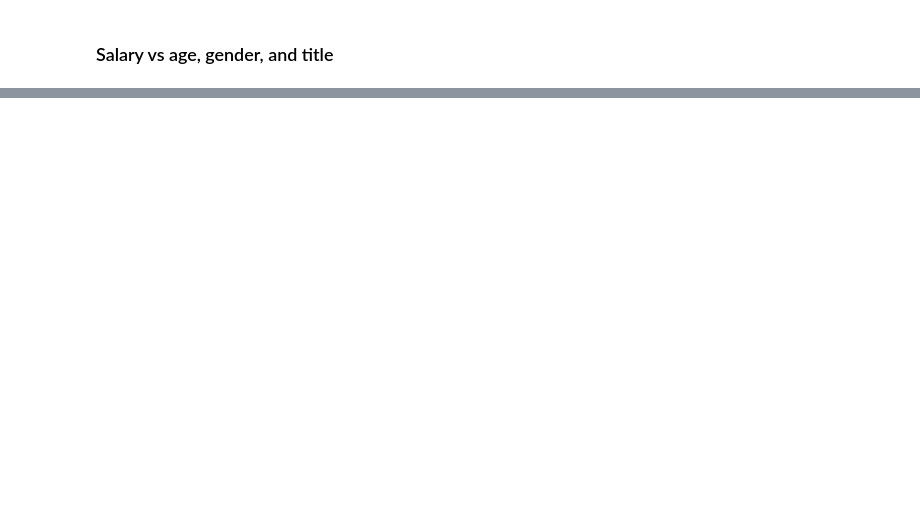
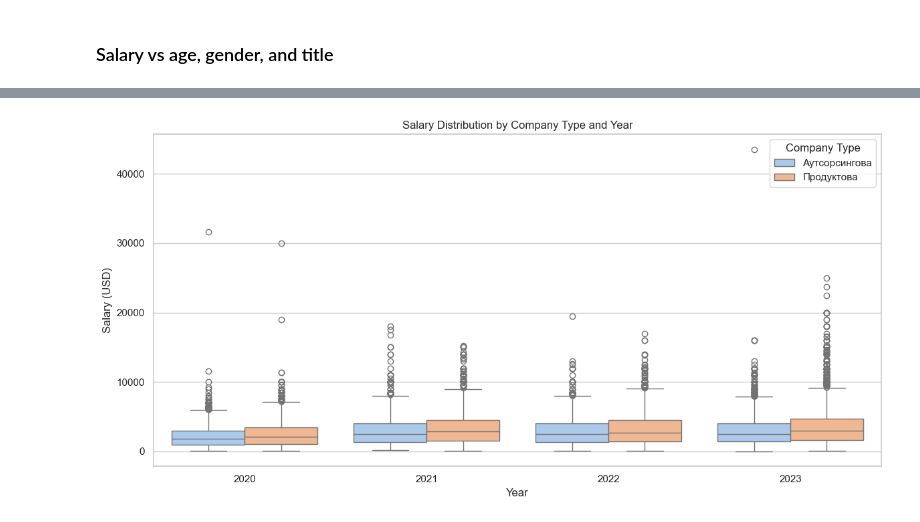
Before and after one commit to Danylo-Ik/Econometrics-Project-IT, a Jupyter notebook: it_salaries.ipynb, the cells around one changed output, grey strips where cells are left out. Cells and saved outputs as stored; diff of their text form; code cells hidden in the pictures; blank space fills up the shorter version.

```diff
--- a/it_salaries.ipynb
+++ b/it_salaries.ipynb
@@ -213,0 +341,11 @@ Passing `palette` without assigning `hue` is deprecated and will be removed in v
+# %%
+plt.figure(figsize=(12, 6))
+sns.boxplot(data=filtered_df, x='year', y='salary', hue='company_type', palette='pastel')
+plt.title("Salary Distribution by Company Type and Year")
+plt.xlabel("Year")
+plt.ylabel("Salary (USD)")
+plt.legend(title="Company Type")
+plt.tight_layout()
+plt.show()
+# %% [output]
+[figure, added]
```
Also changed, not shown: parts of 17 cells of this notebook.
